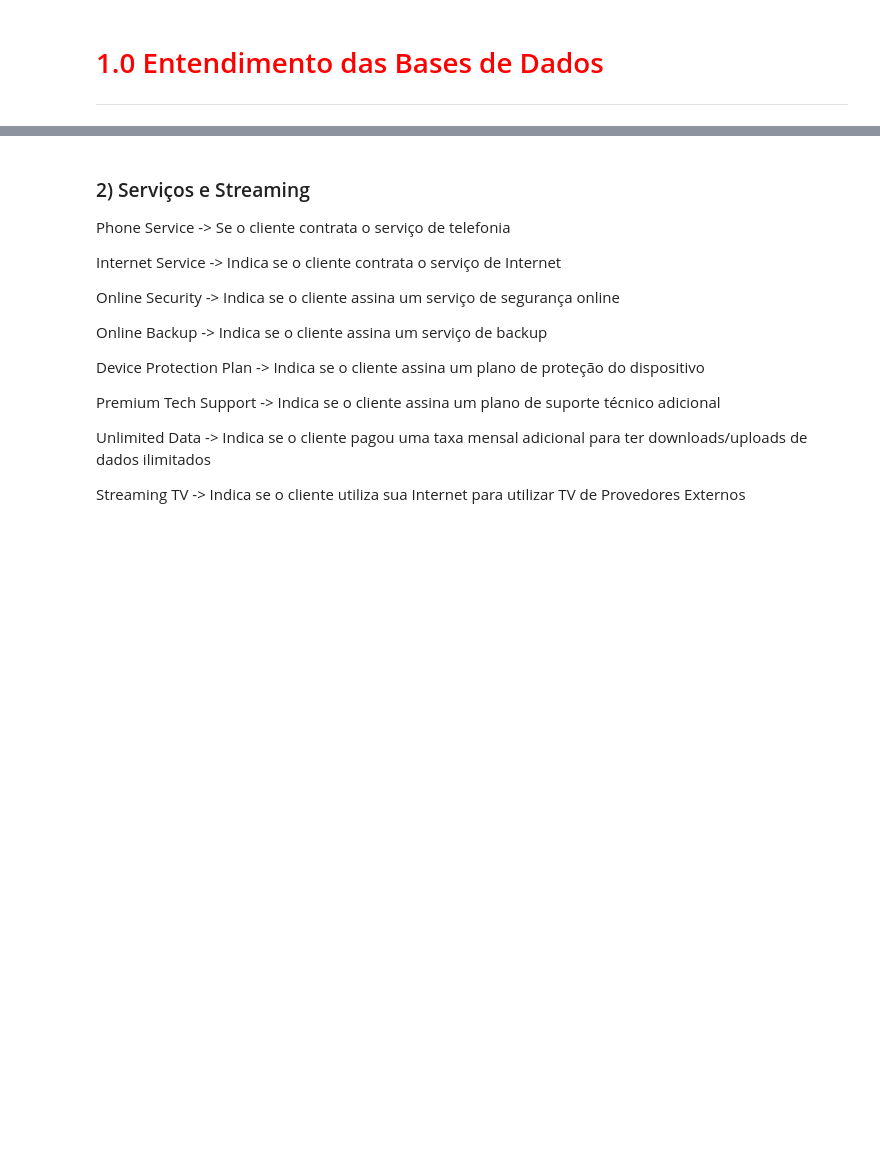
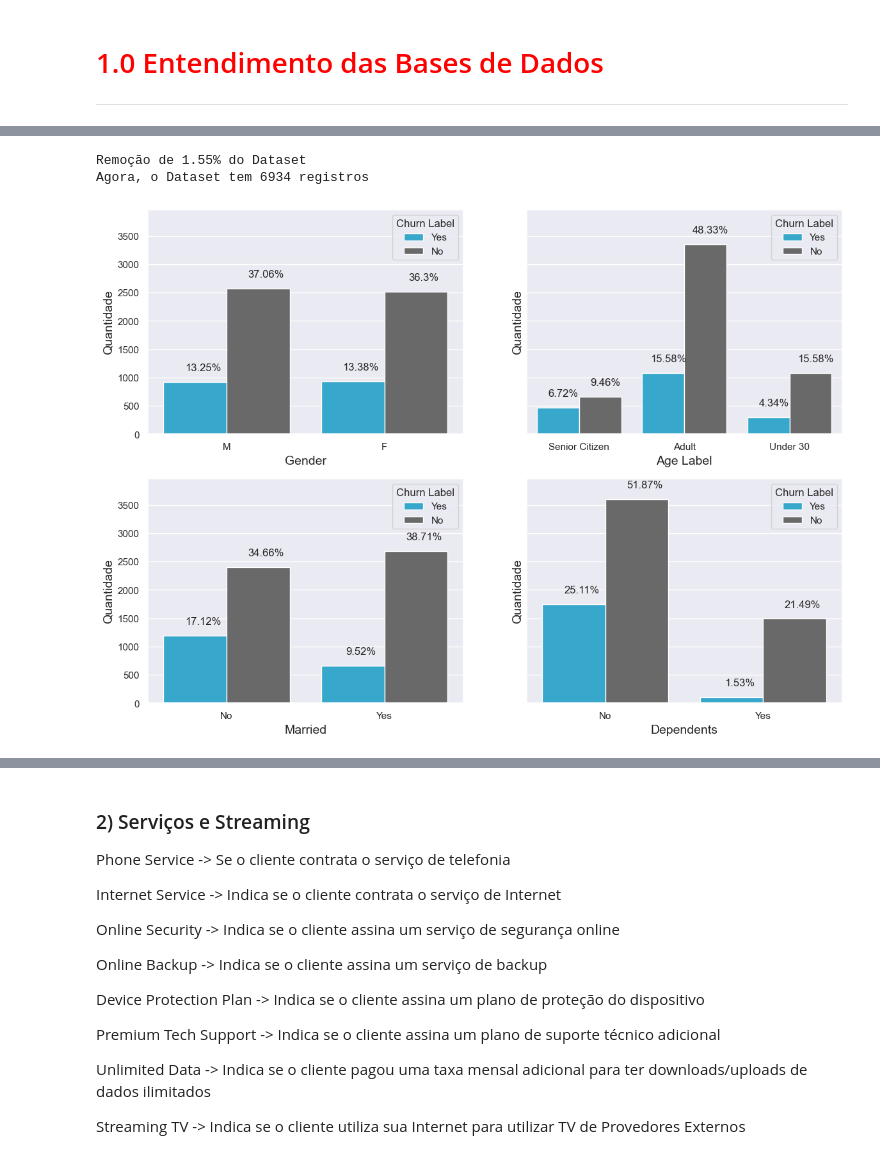
Before and after one commit to leonardovargas10/Modelo_Previsao_Churn, a Jupyter notebook: Modelo_Churn.ipynb, the cells around one changed output, grey strips where cells are left out. Saved outputs shown, nothing was run; the diff lists cells and outputs as text; code cells hidden in the pictures; blank space fills up the shorter version.

```diff
--- a/Modelo_Churn.ipynb
+++ b/Modelo_Churn.ipynb
@@ -524,0 +592,19 @@ plota_boxplot('Tenure in Months', False, services_trusted, 'Tenure in Months')
+# %%
+qt_outliers = customer_charact_refined.loc[customer_charact_refined.Age > 100]['Customer ID'].unique().shape[0]
+qt_total = customer_charact_refined['Customer ID'].unique().shape[0]
+
+customer_ids_outliers = customer_charact_refined.loc[customer_charact_refined.Age > 100]['Customer ID'].unique()
+
+print(f'Remoção de {round((qt_outliers/qt_total)*100, 2)}% do Dataset')
+customer_charact_refined = customer_charact_refined.loc[~customer_charact_refined['Customer ID'].isin(customer_ids_outliers)]
+services_trusted = services_trusted.loc[~services_trusted['Customer ID'].isin(customer_ids_outliers)]
+
+qt_total = customer_charact_refined['Customer ID'].unique().shape[0]
+print(f'Agora, o Dataset tem {qt_total} registros')
+# %% [output]
+Remoção de 1.55% do Dataset
+Agora, o Dataset tem 6934 registros
+# %%
+plota_barras(['Gender', 'Age Label', 'Married', 'Dependents'], 'Churn Label', customer_charact_refined, 2, 2)
+# %% [output]
+[figure, added]
```
Also changed, not shown: parts of 70 cells of this notebook, 10 other files.
